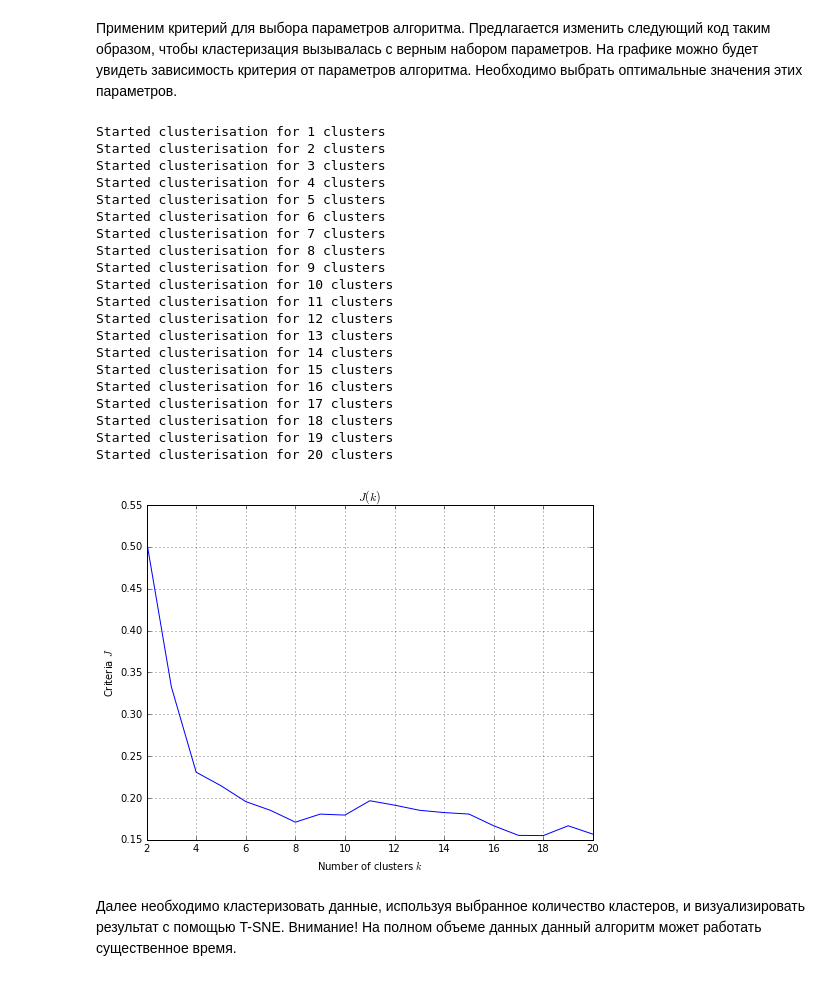
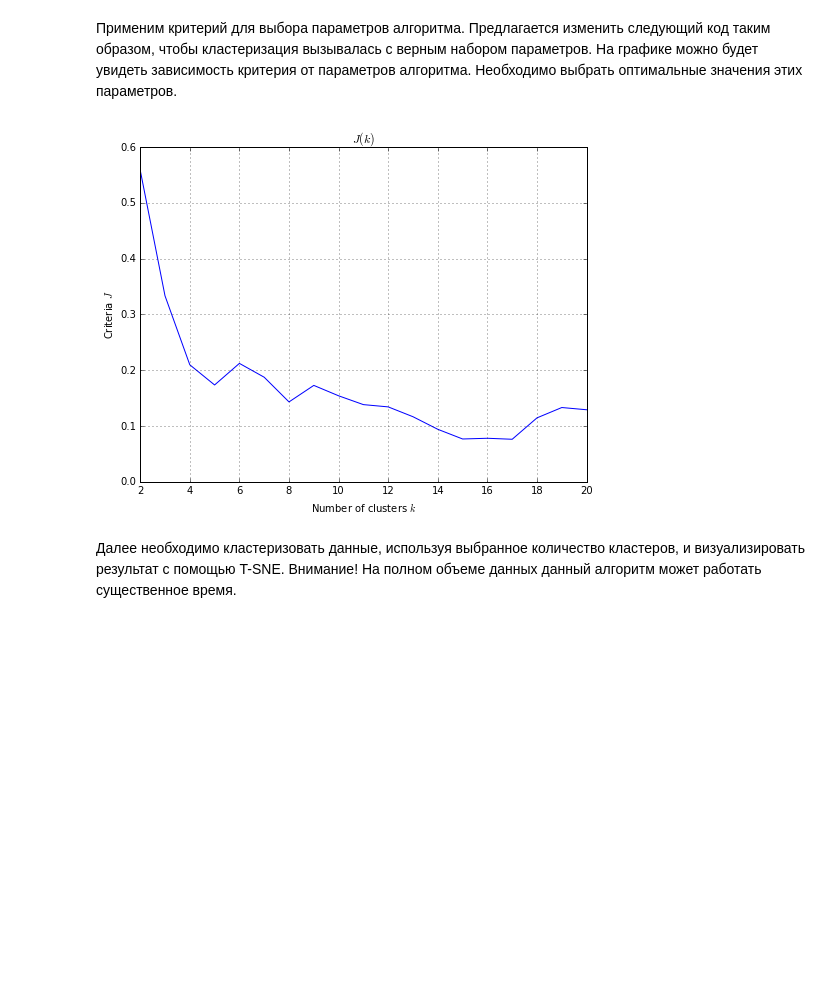
Before and after one commit to ekrivenkov/technosphere_data_mining, a Jupyter notebook: homework-3-krivenkov-egor.ipynb, the cells around one changed output. Drawn from its saved outputs; the diff is of its cells as text; code cells hidden in the pictures; blank space fills up the shorter version.

```diff
--- a/homework-3-krivenkov-egor.ipynb
+++ b/homework-3-krivenkov-egor.ipynb
@@ -167,11 +174,7 @@ Adjusted Rand index for iris is: 1.00
 # %%
 def quality(x, y, k):
     x_len = len(x)
-    dist_matrix = np.zeros((x_len, x_len))
-    for i in range(x_len):
-        for j in range(i + 1, x_len):
-            dist_matrix[i, j] = LA.norm(x[i] - x[j])
-            dist_matrix[j, i] = dist_matrix[i, j]
+    dist_matrix = squareform(pdist(x))
 
     clusters_count = np.zeros(k)
     silhouette = 0.0
@@ -192,54 +195,36 @@ def quality(x, y, k):
                 mean_dist[j] /= (clusters_count[j] - 1)
                 a = mean_dist[j]
             else:
-                a = 0
+                a = -1
 
-        silhouette += (b - a) / max(a, b)
+        if (a == -1):
+            silhouette += -1
+        else:
+            silhouette += (b - a) / max(a, b)
 
     return silhouette / x_len
 # %% [markdown]
 Применим критерий для выбора параметров алгоритма. Предлагается изменить следующий код таким образом, чтобы кластеризация вызывалась с верным набором параметров. На графике можно будет увидеть зависимость критерия от параметров алгоритма. Необходимо выбрать оптимальные значения этих параметров.
 # %%
-ks = range(1, 21)
+ks = range(2, 21)
 criteria = np.zeros(len(ks))
 
-sample = x[np.random.choice(x.shape[0], 1000)]
+sample = x[np.random.choice(x.shape[0], 1500)]
 
 for i, k in enumerate(ks):
-    print "Started clusterisation for %d clusters" % k
-    cls = Clustering(k=k, linkage ="average-linkage")
+    cls = Clustering(k=k, linkage ="average")
     y = cls.fit_predict(sample)
     criteria[i] = quality(sample, y, k)
 
 pl.figure(figsize=(8, 6))
 pl.plot(ks, criteria)
 pl.title("$J(k)$")
 pl.ylabel("Criteria $J$")
 pl.xlabel("Number of clusters $k$")
 pl.grid()
 pl.show()
 # %% [output]
-Started clusterisation for 1 clusters
-Started clusterisation for 2 clusters
-Started clusterisation for 3 clusters
-Started clusterisation for 4 clusters
-Started clusterisation for 5 clusters
-Started clusterisation for 6 clusters
-Started clusterisation for 7 clusters
-Started clusterisation for 8 clusters
-Started clusterisation for 9 clusters
-Started clusterisation for 10 clusters
-Started clusterisation for 11 clusters
-Started clusterisation for 12 clusters
-Started clusterisation for 13 clusters
-Started clusterisation for 14 clusters
-Started clusterisation for 15 clusters
-Started clusterisation for 16 clusters
-Started clusterisation for 17 clusters
-Started clusterisation for 18 clusters
-Started clusterisation for 19 clusters
-Started clusterisation for 20 clusters
-[figure, old version]
+[figure, new version]
 # %% [markdown]
 Далее необходимо кластеризовать данные, используя выбранное количество кластеров, и визуализировать результат с помощью T-SNE. Внимание! На полном объеме данных данный алгоритм может работать существенное время.
 # %%
```
Also changed, not shown: parts of 5 cells of this notebook.
